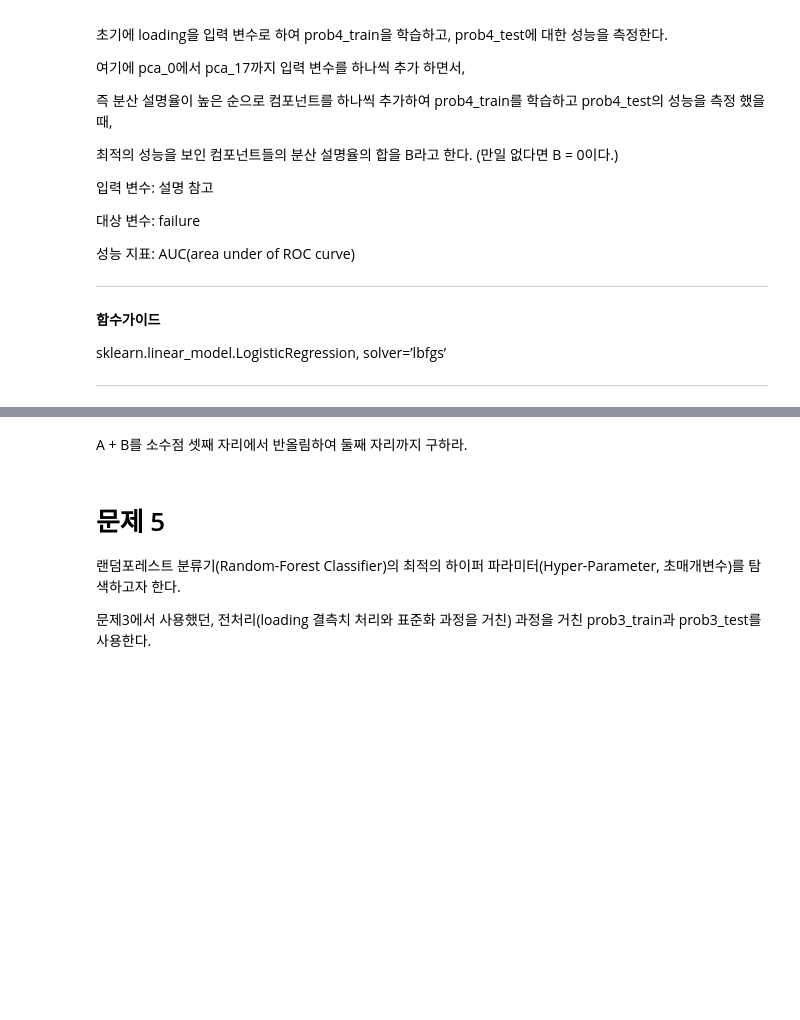
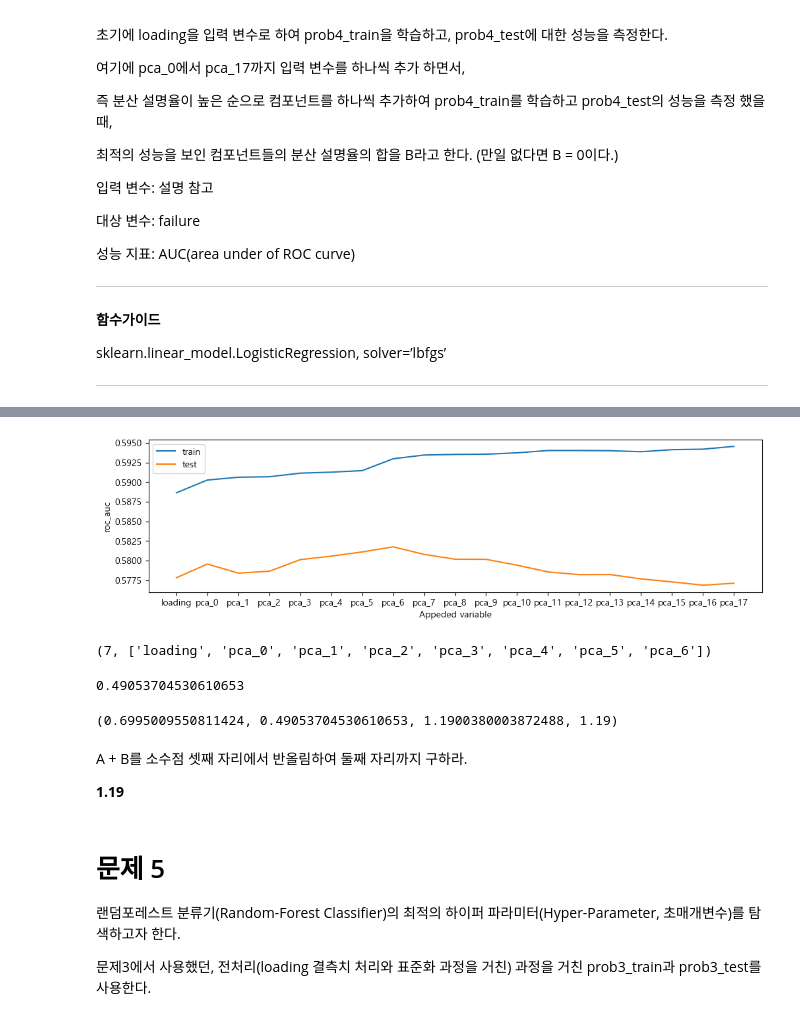
Before and after one commit to sunkusun9/DS_lv3_2410, a Jupyter notebook: sec_ds_lv3_prob1_prob.ipynb, the cells around one changed output, grey strips where cells are left out. Drawn from its saved outputs; the diff is of its cells as text; code cells hidden in the pictures; blank space fills up the shorter version.

```diff
--- a/sec_ds_lv3_prob1_prob.ipynb
+++ b/sec_ds_lv3_prob1_prob.ipynb
@@ -1125,3 +1140,8 @@ sklearn.decomposition.PCA, random_state=123
 문제 지시사항 외 Default 값 사용
 
 ---
+# %%
+from sklearn.decomposition import PCA
+pca = PCA(n_components = None, random_state=123)
+X_pca = ['measurement_{}'.format(i) for i in range(18)]
+pca.fit(df_prob3_train[X_pca])
@@ -1128,3 +1151,12 @@ sklearn.decomposition.PCA, random_state=123
+# %%
+X_comp = ['pca_{}'.format(i) for i in range(18)]
+df_prob4_train = df_prob3_train.copy()
+df_prob4_train[X_comp] = pd.DataFrame(pca.transform(df_prob3_train[X_pca]), index=df_prob3_train.index)
+df_prob4_test = pd.concat([
+    df_prob3_test,
+    pd.DataFrame(pca.transform(df_prob3_test[X_pca]), index=df_prob3_test.index, columns=X_comp),
+], axis=1)
+df_prob4_test.head()
 # %% [markdown]
 ## 단계 4-3
 
@@ -1148,3 +1180,23 @@ sklearn.decomposition.PCA, random_state=123
 sklearn.linear_model.LogisticRegression, solver=’lbfgs’
 
 ---
+# %%
+from sklearn.linear_model import LogisticRegression
+from sklearn.metrics import roc_auc_score # 성능 지표: AUC
+
+X_lr = list()
+X_lr_list = list()
+score_test = list()
+score_train = list()
+for i in ['loading'] + X_comp:
+    X_lr.append(i)
+    X_lr_list.append(X_lr.copy())
+    clf_lr = LogisticRegression(solver='lbfgs')
+    clf_lr.fit(df_prob4_train[X_lr], df_prob4_train['failure'])
+    score_test.append(
+        roc_auc_score(df_prob4_test['failure'], clf_lr.predict_proba(df_prob4_test[X_lr])[:, 1])
+    )
+    score_train.append(
+        roc_auc_score(df_prob4_train['failure'], clf_lr.predict_proba(df_prob4_train[X_lr])[:, 1])
+    )
+    print(i, score_test[-1], score_train[-1])
@@ -1151,5 +1223,32 @@ sklearn.linear_model.LogisticRegression, solver=’lbfgs’
+# %%
+# 전진 선택 단계에 따른 train / test의 성능 변화를 보입니다.
+plt.figure(figsize=(12, 3))
+sns.lineplot(x = ['loading'] + ['pca_{}'.format(i) for i in range(18)], y = score_train, label='train')
+sns.lineplot(x = ['loading'] + ['pca_{}'.format(i) for i in range(18)], y = score_test, label='test')
+plt.gca().set_xlabel('Appeded variable')
+plt.gca().set_ylabel('roc_auc')
+plt.show()
+# %% [output]
+[figure, added]
+# %%
+# 최적의 성능을 보인 컴포넌트들의 분산 설명율의 합을 B
+np.argmax(score_test), X_lr_list[np.argmax(score_test)]
+# %% [output]
+(7, ['loading', 'pca_0', 'pca_1', 'pca_2', 'pca_3', 'pca_4', 'pca_5', 'pca_6'])
+# %%
+# 최적의 성능을 보인 컴포넌트들의 분산 설명율의 합을 B
+B = pca.explained_variance_ratio_[:7].sum()
+B
+# %% [output]
+0.49053704530610653
+# %%
+A, B, A + B, round(A + B, 2)
+# %% [output]
+(0.6995009550811424, 0.49053704530610653, 1.1900380003872488, 1.19)
 # %% [markdown]
 A + B를 소수점 셋째 자리에서 반올림하여 둘째 자리까지 구하라.
+
+**1.19**
 # %% [markdown]
 # 문제 5
 
```
Also changed, not shown: parts of 69 cells of this notebook.
